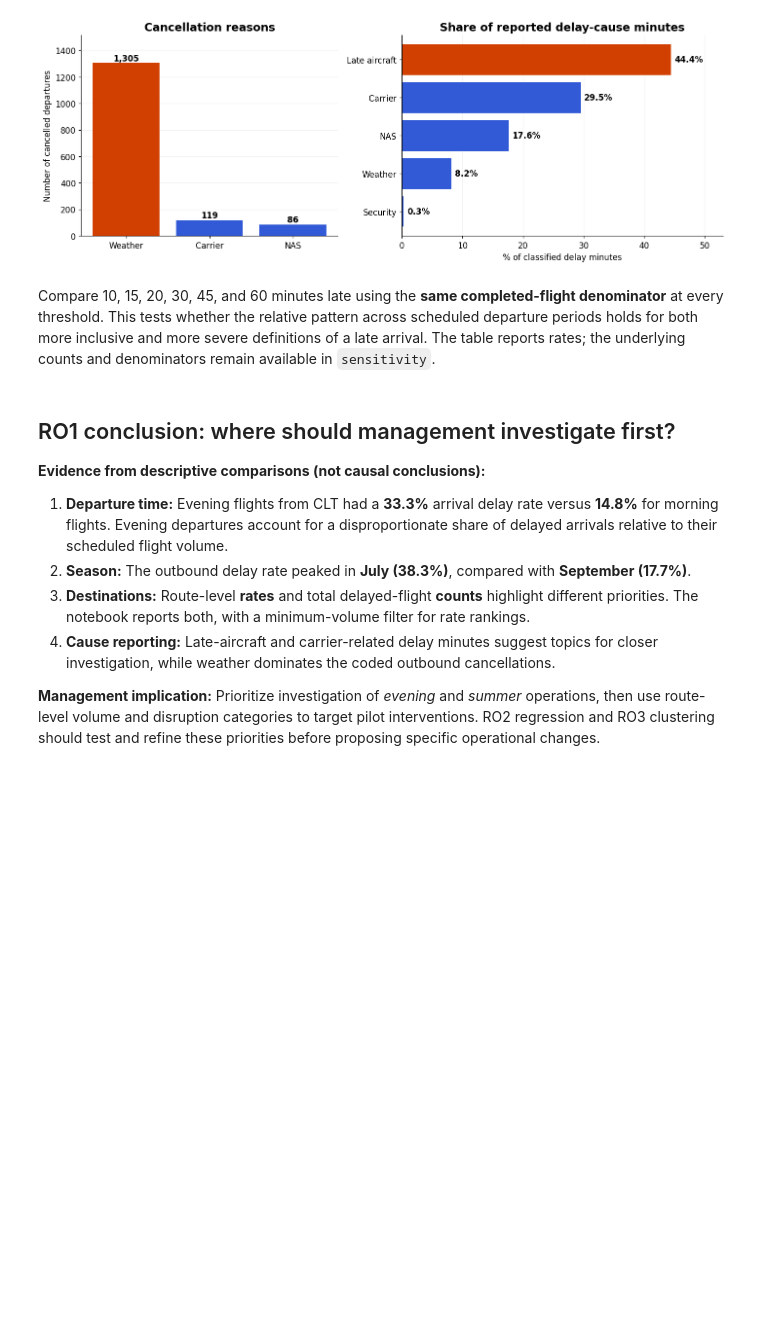
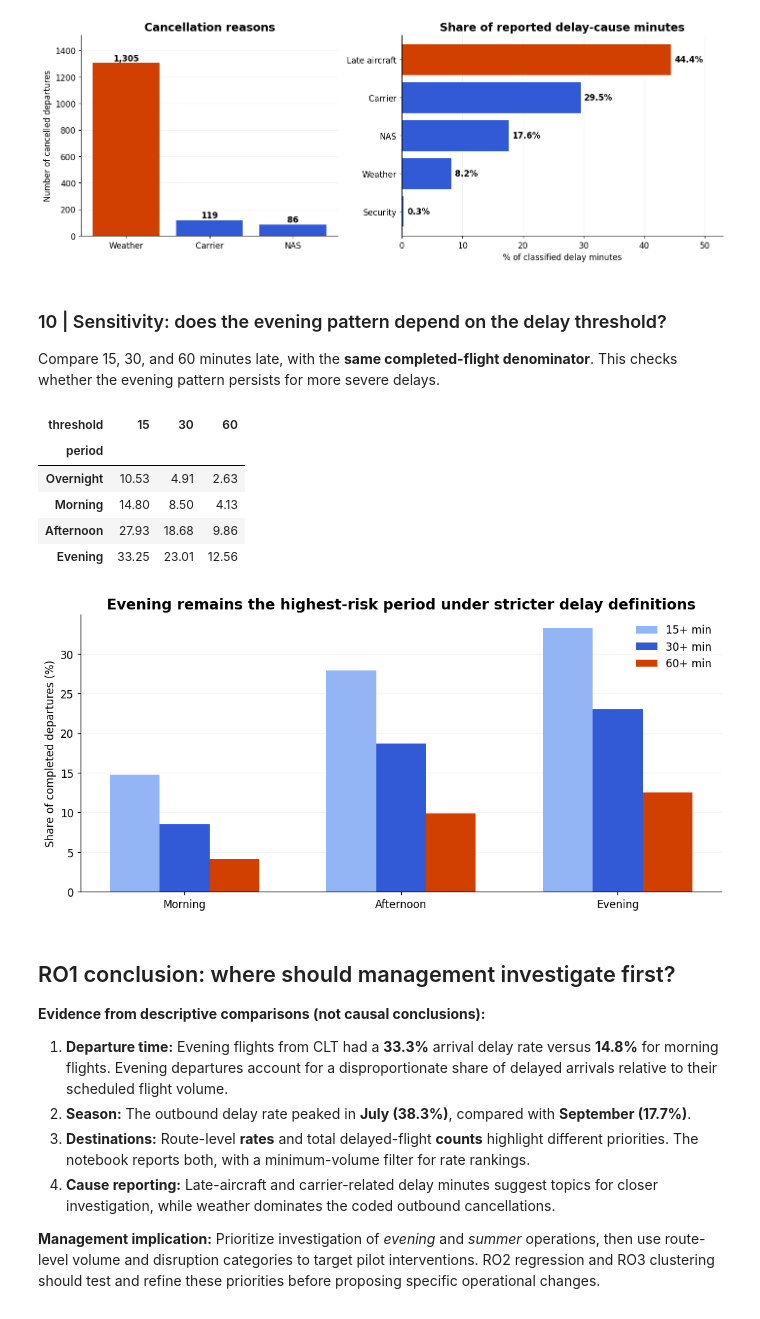
Before and after one commit to peytonsharpe3/American-Airlines-On-Time-Performance-Analysis, a Jupyter notebook: Notebooks/RO1_Descriptive_Analysis.ipynb, the cells around one changed output. Saved outputs shown, nothing was run; the diff lists cells and outputs as text; code cells hidden in the pictures; blank space fills up the shorter version.

```diff
--- a/Notebooks/RO1_Descriptive_Analysis.ipynb
+++ b/Notebooks/RO1_Descriptive_Analysis.ipynb
@@ -404,50 +404,44 @@ Cancellation reasons (outbound flights):
 | Security | 5123 | 0.3 |
 [figure]
 # %% [markdown]
-Compare 10, 15, 20, 30, 45, and 60 minutes late using the **same completed-flight denominator** at every threshold. This tests whether the relative pattern across scheduled departure periods holds for both more inclusive and more severe definitions of a late arrival. The table reports rates; the underlying counts and denominators remain available in `sensitivity`.
+### 10 | Sensitivity: does the evening pattern depend on the delay threshold?
+
+Compare 15, 30, and 60 minutes late, with the **same completed-flight denominator**. This checks whether the evening pattern persists for more severe delays.
 # %%
-thresholds = [10, 15, 20, 30, 45, 60]
+thresholds = [15, 30, 60]
 rows = []
 for period, group in outbound.groupby("DEPARTURE_PERIOD", observed=True):
-    completed = group["COMPLETED"].eq(1)
-    denominator = int(completed.sum())
-    for threshold in thresholds:
-        late_count = int((completed & group["ARR_DELAY"].ge(threshold)).sum())
-        rows.append({
-            "period": str(period),
-            "threshold": threshold,
-            "completed_flights": denominator,
-            "late_flights": late_count,
-            "rate_pct": 100 * late_count / denominator if denominator else np.nan,
-        })
+    n = int(group["COMPLETED"].sum())
+    for t in thresholds:
+        count = int((group["COMPLETED"] & group["ARR_DELAY"].ge(t)).sum())
+        rows.append({"period": str(period), "threshold": t, "completed": n,
+                     "late_count": count, "rate_pct": 100*count/n})
+sensitivity = pd.DataFrame(rows)
+display(sensitivity.pivot(index="period", columns="threshold", values="rate_pct")
+        .reindex(period_order).round(2))
 
-sensitivity = pd.DataFrame(rows)
-threshold_rates = (
-    sensitivity.pivot(index="threshold", columns="period", values="rate_pct")
-    .reindex(index=thresholds, columns=period_order)
-)
-display(threshold_rates.round(2))
-
-fig, ax = plt.subplots(figsize=(10, 5))
-for period in period_order:
-    ax.plot(
-        threshold_rates.index,
-        threshold_rates[period],
-        marker="o",
-        linewidth=2,
-        label=period,
-    )
-ax.set(
-    title="Arrival-delay rates across thresholds by scheduled departure period",
-    xlabel="Arrival-delay threshold (minutes)",
-    ylabel="Share of completed flights meeting threshold (%)",
-    xticks=thresholds,
-)
-ax.legend(title="Departure period", frameon=False)
-ax.grid(axis="y", alpha=.2)
+fig, ax = plt.subplots(figsize=(10, 4.8))
+x = np.arange(3)
+w = .23
+for j, t in enumerate(thresholds):
+    series = sensitivity[(sensitivity.threshold==t) & sensitivity.period.isin(["Morning", "Afternoon", "Evening"])].set_index("period").reindex(["Morning", "Afternoon", "Evening"])
+    ax.bar(x+(j-1)*w, series.rate_pct, width=w, label=f"{t}+ min", color=["#93B5F5", BLUE, ORANGE][j])
+ax.set_xticks(x, ["Morning", "Afternoon", "Evening"])
+ax.set_ylabel("Share of completed departures (%)")
+ax.set_title("Evening remains the highest-risk period under stricter delay definitions")
+ax.legend(frameon=False)
+ax.grid(axis="y", alpha=.15)
 ax.set_axisbelow(True)
 plt.tight_layout()
 plt.show()
+# %% [output]
+| threshold | 15 | 30 | 60 |
+| period |  |  |  |
+| Overnight | 10.53 | 4.91 | 2.63 |
+| Morning | 14.80 | 8.50 | 4.13 |
+| Afternoon | 27.93 | 18.68 | 9.86 |
+| Evening | 33.25 | 23.01 | 12.56 |
+[figure, added]
 # %% [markdown]
 ## RO1 conclusion: where should management investigate first?
 
```
Also changed, not shown: 1 other file.
